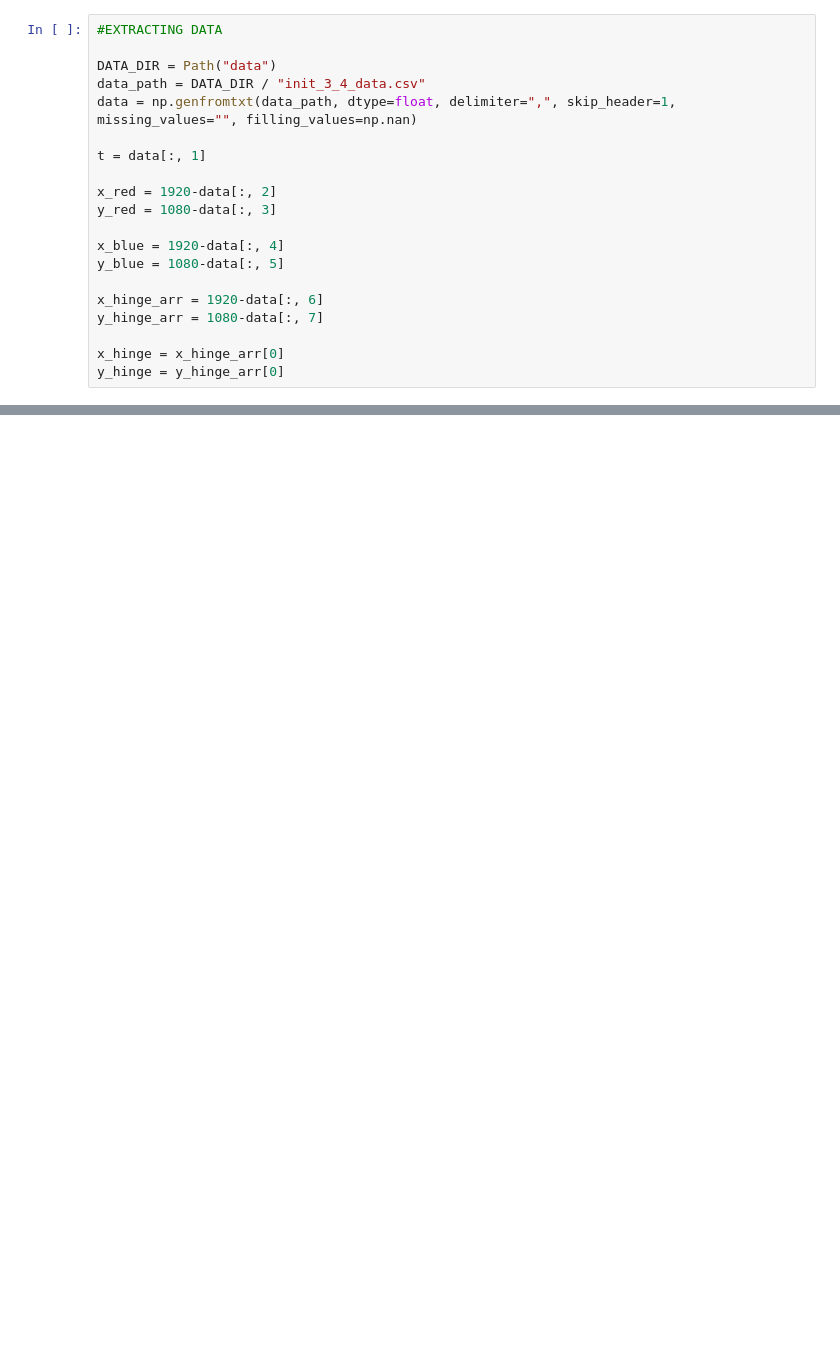
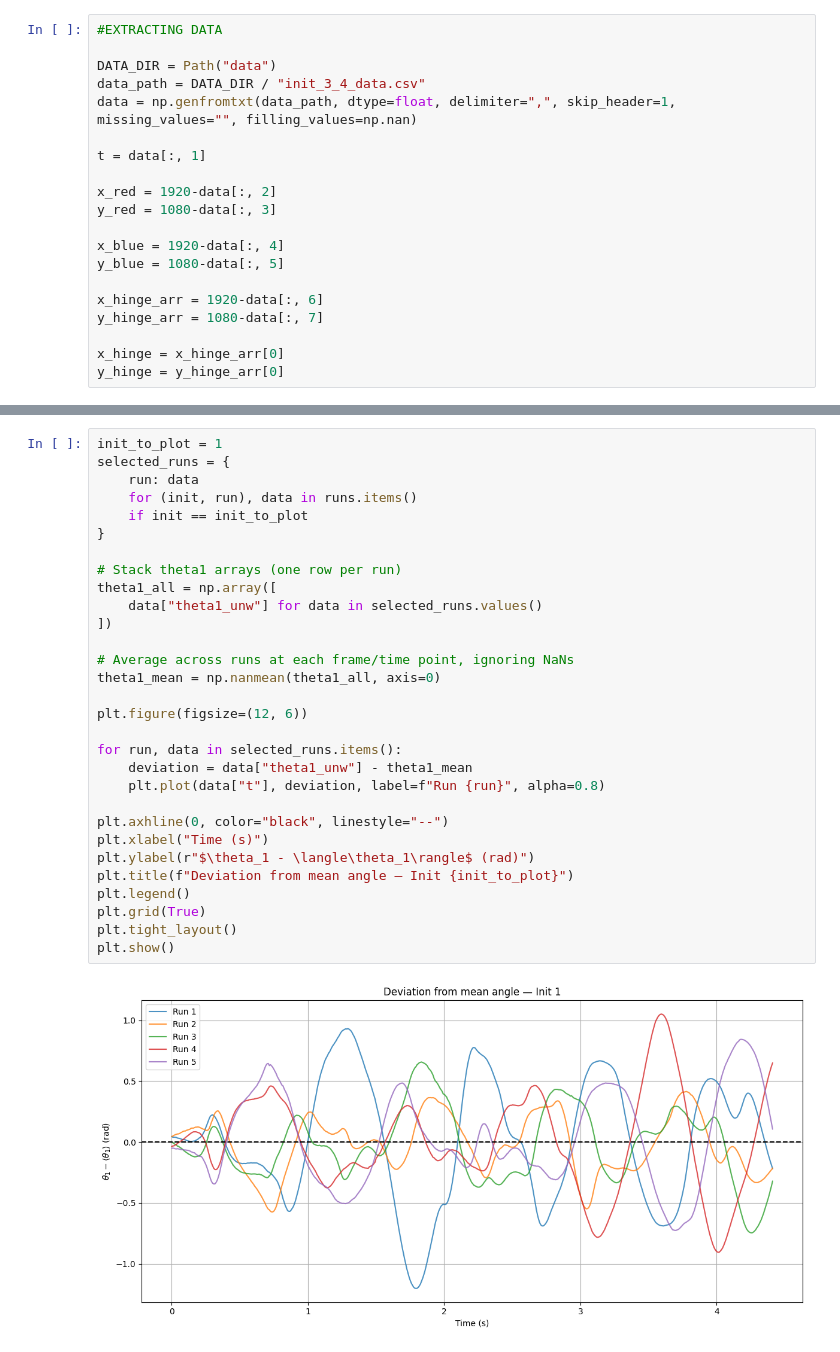
Before and after one commit to Spaantje5/Double-Pendulum-Experiment, a Jupyter notebook: real/analysis.ipynb, the cells around one changed output, grey strips where cells are left out. Cells and saved outputs as stored; diff of their text form; blank space fills up the shorter version.

```diff
--- a/real/analysis.ipynb
+++ b/real/analysis.ipynb
@@ -115,0 +148,32 @@ plt.show()
+# %%
+init_to_plot = 1
+selected_runs = {
+    run: data
+    for (init, run), data in runs.items()
+    if init == init_to_plot
+}
+
+# Stack theta1 arrays (one row per run)
+theta1_all = np.array([
+    data["theta1_unw"] for data in selected_runs.values()
+])
+
+# Average across runs at each frame/time point, ignoring NaNs
+theta1_mean = np.nanmean(theta1_all, axis=0)
+
+plt.figure(figsize=(12, 6))
+
+for run, data in selected_runs.items():
+    deviation = data["theta1_unw"] - theta1_mean
+    plt.plot(data["t"], deviation, label=f"Run {run}", alpha=0.8)
+
+plt.axhline(0, color="black", linestyle="--")
+plt.xlabel("Time (s)")
+plt.ylabel(r"$\theta_1 - \langle\theta_1\rangle$ (rad)")
+plt.title(f"Deviation from mean angle — Init {init_to_plot}")
+plt.legend()
+plt.grid(True)
+plt.tight_layout()
+plt.show()
+# %% [output]
+[figure, added]
```
Also changed, not shown: parts of 8 cells of this notebook, 3 other files.
